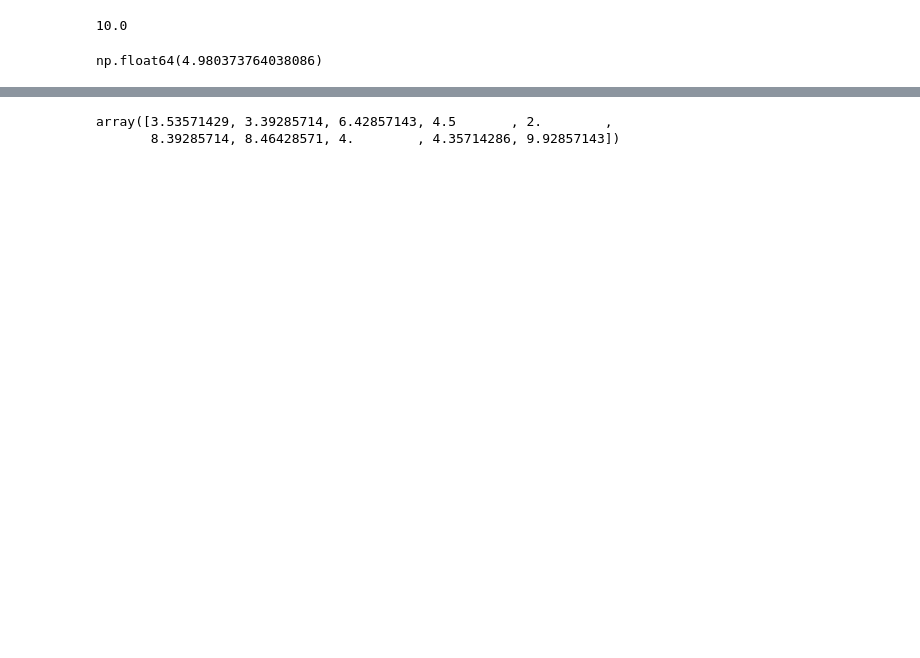
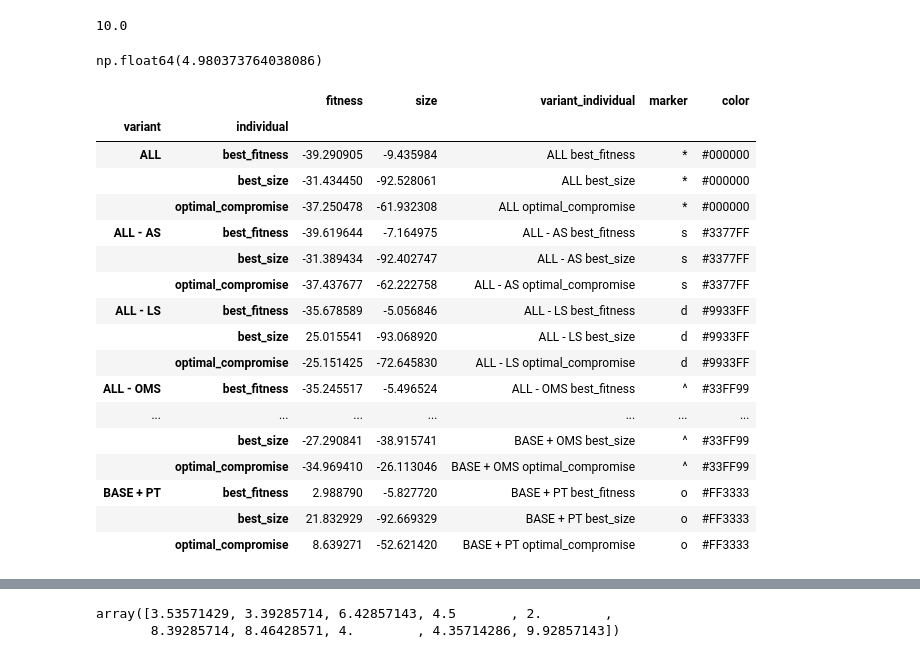
Before and after one commit to lachlanjs/species-ss-slim-gsgp, a Jupyter notebook: slim_gsgp/reproduce_test.ipynb, the cells around one changed output, grey strips where cells are left out. Cells and saved outputs as stored; diff of their text form; code cells hidden in the pictures; blank space fills up the shorter version.

```diff
--- a/slim_gsgp/reproduce_test.ipynb
+++ b/slim_gsgp/reproduce_test.ipynb
@@ -23,0 +39,21 @@ full_medians = full_df.groupby(level=["variant", "dataset", "individual"]).media
+# %%
+df_final
+# %% [output]
+|  |  | fitness | size | variant_individual | marker | color |
+| variant | individual |  |  |  |  |  |
+| ALL | best_fitness | -39.290905 | -9.435984 | ALL best_fitness | * | #000000 |
+|  | best_size | -31.434450 | -92.528061 | ALL best_size | * | #000000 |
+|  | optimal_compromise | -37.250478 | -61.932308 | ALL optimal_compromise | * | #000000 |
+| ALL - AS | best_fitness | -39.619644 | -7.164975 | ALL - AS best_fitness | s | #3377FF |
+|  | best_size | -31.389434 | -92.402747 | ALL - AS best_size | s | #3377FF |
+|  | optimal_compromise | -37.437677 | -62.222758 | ALL - AS optimal_compromise | s | #3377FF |
+| ALL - LS | best_fitness | -35.678589 | -5.056846 | ALL - LS best_fitness | d | #9933FF |
+|  | best_size | 25.015541 | -93.068920 | ALL - LS best_size | d | #9933FF |
+|  | optimal_compromise | -25.151425 | -72.645830 | ALL - LS optimal_compromise | d | #9933FF |
+| ALL - OMS | best_fitness | -35.245517 | -5.496524 | ALL - OMS best_fitness | ^ | #33FF99 |
+| ... | ... | ... | ... | ... | ... | ... |
+|  | best_size | -27.290841 | -38.915741 | BASE + OMS best_size | ^ | #33FF99 |
+|  | optimal_compromise | -34.969410 | -26.113046 | BASE + OMS optimal_compromise | ^ | #33FF99 |
+| BASE + PT | best_fitness | 2.988790 | -5.827720 | BASE + PT best_fitness | o | #FF3333 |
+|  | best_size | 21.832929 | -92.669329 | BASE + PT best_size | o | #FF3333 |
+|  | optimal_compromise | 8.639271 | -52.621420 | BASE + PT optimal_compromise | o | #FF3333 |
```
Also changed, not shown: parts of 11 cells of this notebook, 17 other files.
